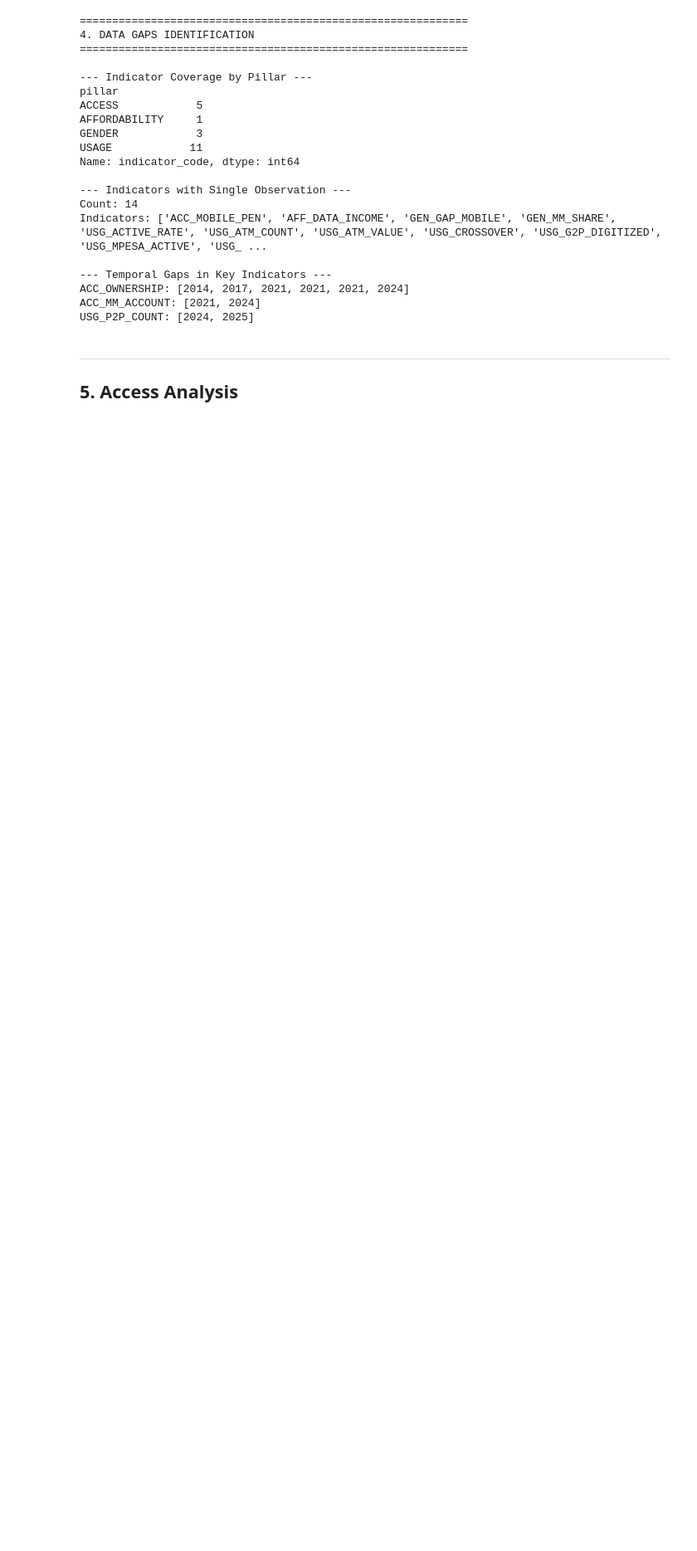
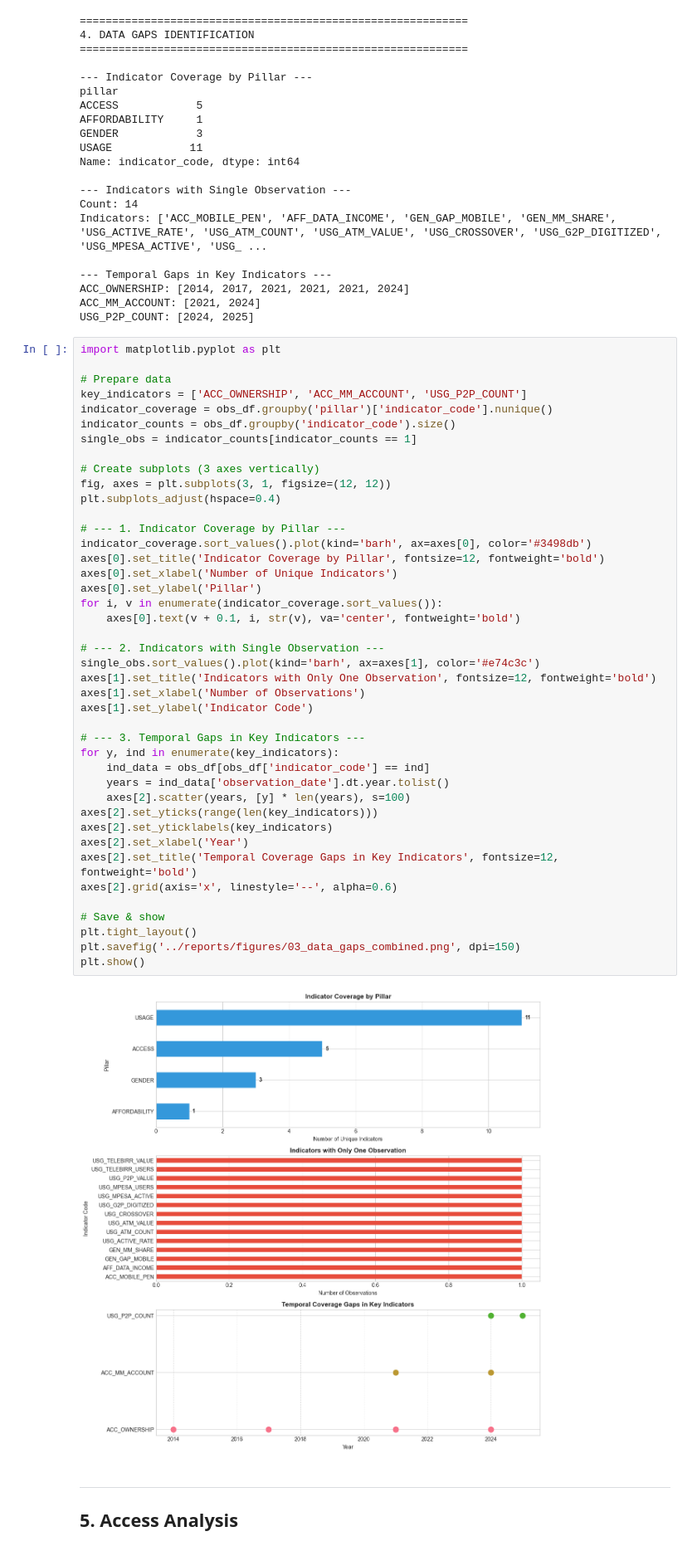
Before and after one commit to Abrhammmo/Ethiopia-fi-forecast, a Jupyter notebook: notebooks/Exploratory Data Analysis.ipynb, the cells around one changed output. Shown at 83% size. Cells and saved outputs as stored; diff of their text form; blank space fills up the shorter version.

Commit message:
feat: Exploratory data analysis notebook

```diff
--- a/notebooks/Exploratory Data Analysis.ipynb
+++ b/notebooks/Exploratory Data Analysis.ipynb
@@ -314,6 +314,50 @@ Indicators: ['ACC_MOBILE_PEN', 'AFF_DATA_INCOME', 'GEN_GAP_MOBILE', 'GEN_MM_SHAR
 ACC_OWNERSHIP: [2014, 2017, 2021, 2021, 2021, 2024]
 ACC_MM_ACCOUNT: [2021, 2024]
 USG_P2P_COUNT: [2024, 2025]
+# %%
+import matplotlib.pyplot as plt
+
+# Prepare data
+key_indicators = ['ACC_OWNERSHIP', 'ACC_MM_ACCOUNT', 'USG_P2P_COUNT']
+indicator_coverage = obs_df.groupby('pillar')['indicator_code'].nunique()
+indicator_counts = obs_df.groupby('indicator_code').size()
+single_obs = indicator_counts[indicator_counts == 1]
+
+# Create subplots (3 axes vertically)
+fig, axes = plt.subplots(3, 1, figsize=(12, 12))
+plt.subplots_adjust(hspace=0.4)
+
+# --- 1. Indicator Coverage by Pillar ---
+indicator_coverage.sort_values().plot(kind='barh', ax=axes[0], color='#3498db')
+axes[0].set_title('Indicator Coverage by Pillar', fontsize=12, fontweight='bold')
+axes[0].set_xlabel('Number of Unique Indicators')
+axes[0].set_ylabel('Pillar')
+for i, v in enumerate(indicator_coverage.sort_values()):
+    axes[0].text(v + 0.1, i, str(v), va='center', fontweight='bold')
+
+# --- 2. Indicators with Single Observation ---
+single_obs.sort_values().plot(kind='barh', ax=axes[1], color='#e74c3c')
+axes[1].set_title('Indicators with Only One Observation', fontsize=12, fontweight='bold')
+axes[1].set_xlabel('Number of Observations')
+axes[1].set_ylabel('Indicator Code')
+
+# --- 3. Temporal Gaps in Key Indicators ---
+for y, ind in enumerate(key_indicators):
+    ind_data = obs_df[obs_df['indicator_code'] == ind]
+    years = ind_data['observation_date'].dt.year.tolist()
+    axes[2].scatter(years, [y] * len(years), s=100)
+axes[2].set_yticks(range(len(key_indicators)))
+axes[2].set_yticklabels(key_indicators)
+axes[2].set_xlabel('Year')
+axes[2].set_title('Temporal Coverage Gaps in Key Indicators', fontsize=12, fontweight='bold')
+axes[2].grid(axis='x', linestyle='--', alpha=0.6)
+
+# Save & show
+plt.tight_layout()
+plt.savefig('../reports/figures/03_data_gaps_combined.png', dpi=150)
+plt.show()
+# %% [output]
+[figure, added]
 # %% [markdown]
 ---
 ## 5. Access Analysis
```
